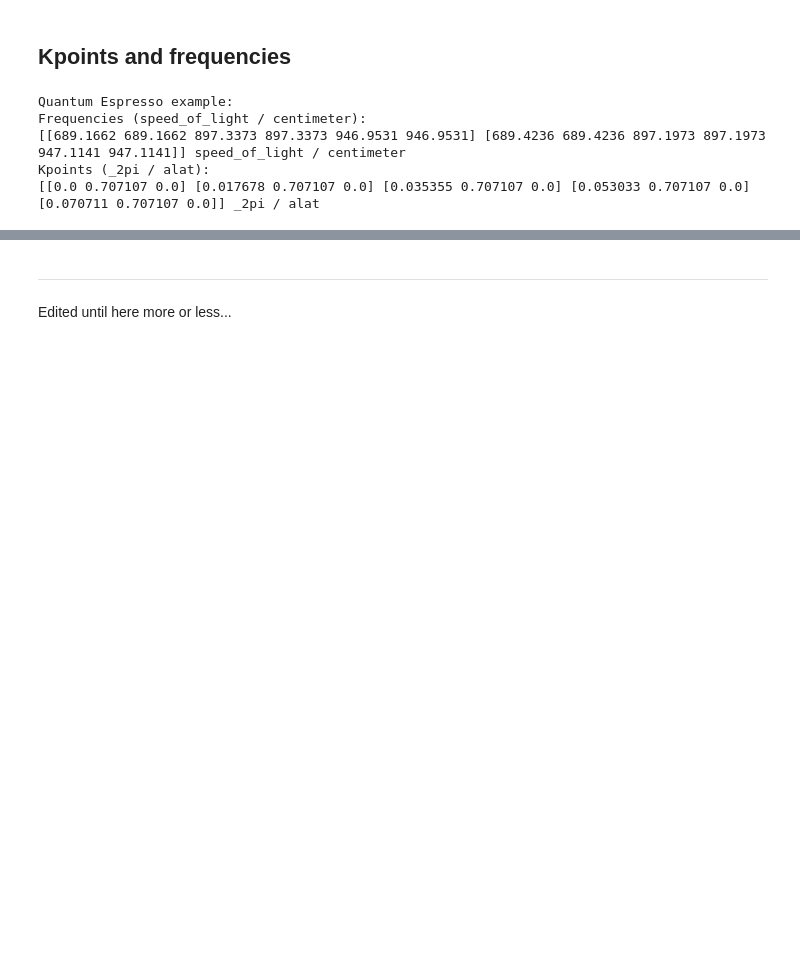
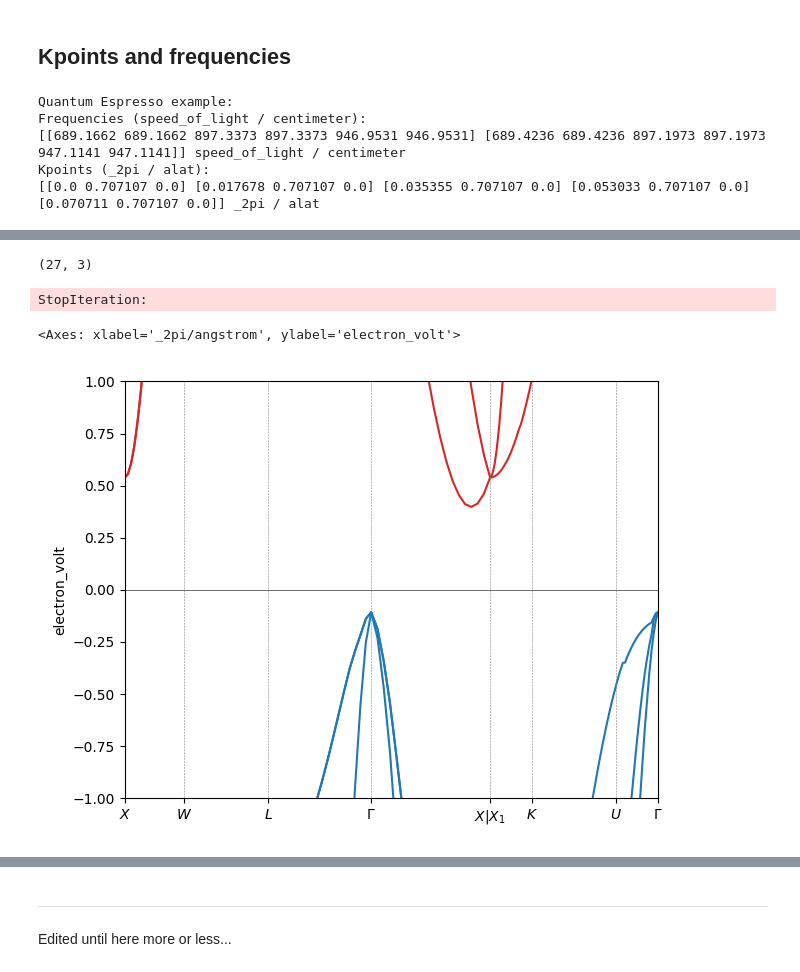
Before and after one commit to Lattay/YAIV, a Jupyter notebook: yaiv/dev/Tutorial/grep.ipynb, the cells around one changed output, grey strips where cells are left out. Drawn from its saved outputs; the diff is of its cells as text; code cells hidden in the pictures; blank space fills up the shorter version.

```diff
--- a/yaiv/dev/Tutorial/grep.ipynb
+++ b/yaiv/dev/Tutorial/grep.ipynb
@@ -195,0 +214,11 @@ Kpoints (_2pi / alat):
+# %%
+ut._expand_zone_border([0,0,0]).shape
+# %% [output]
+(27, 3)
+# %%
+grep.lattice('data/qe/results_proj/Si.proj.pwo')
+# %% [output]
+StopIteration:
+# %%
+bands=ElectronBands('data/vasp//RESULTS/OUTCAR_BS')
+bands.kpath = grep.kpath('data/vasp/KPATH')
@@ -195,0 +227,7 @@ Kpoints (_2pi / alat):
+# %%
+bands.electron_num=4
+# %%
+plot.bands(bands)
+# %% [output]
+<Axes: xlabel='_2pi/angstrom', ylabel='electron_volt'>
+[figure, added]
```
Also changed, not shown: parts of 25 cells of this notebook, 1 other file.
